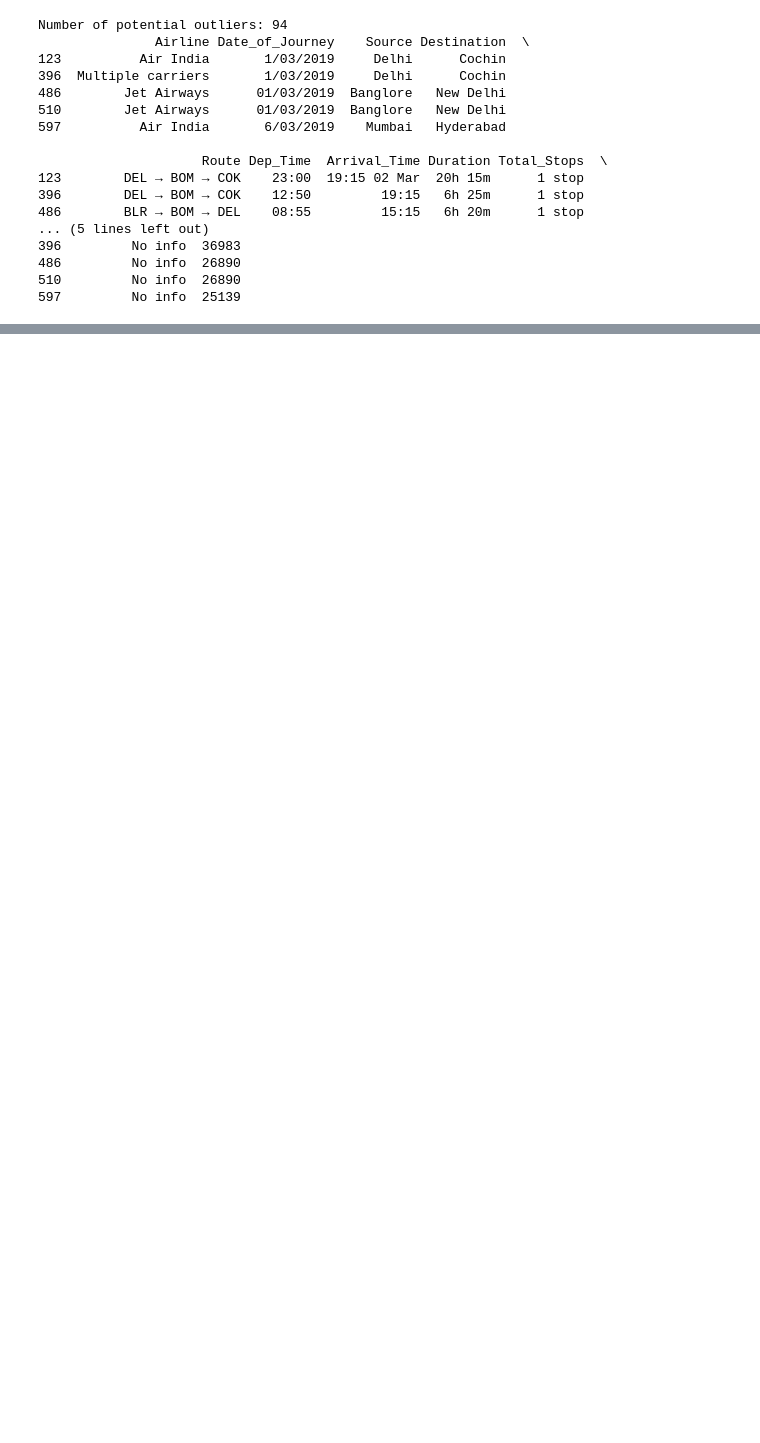
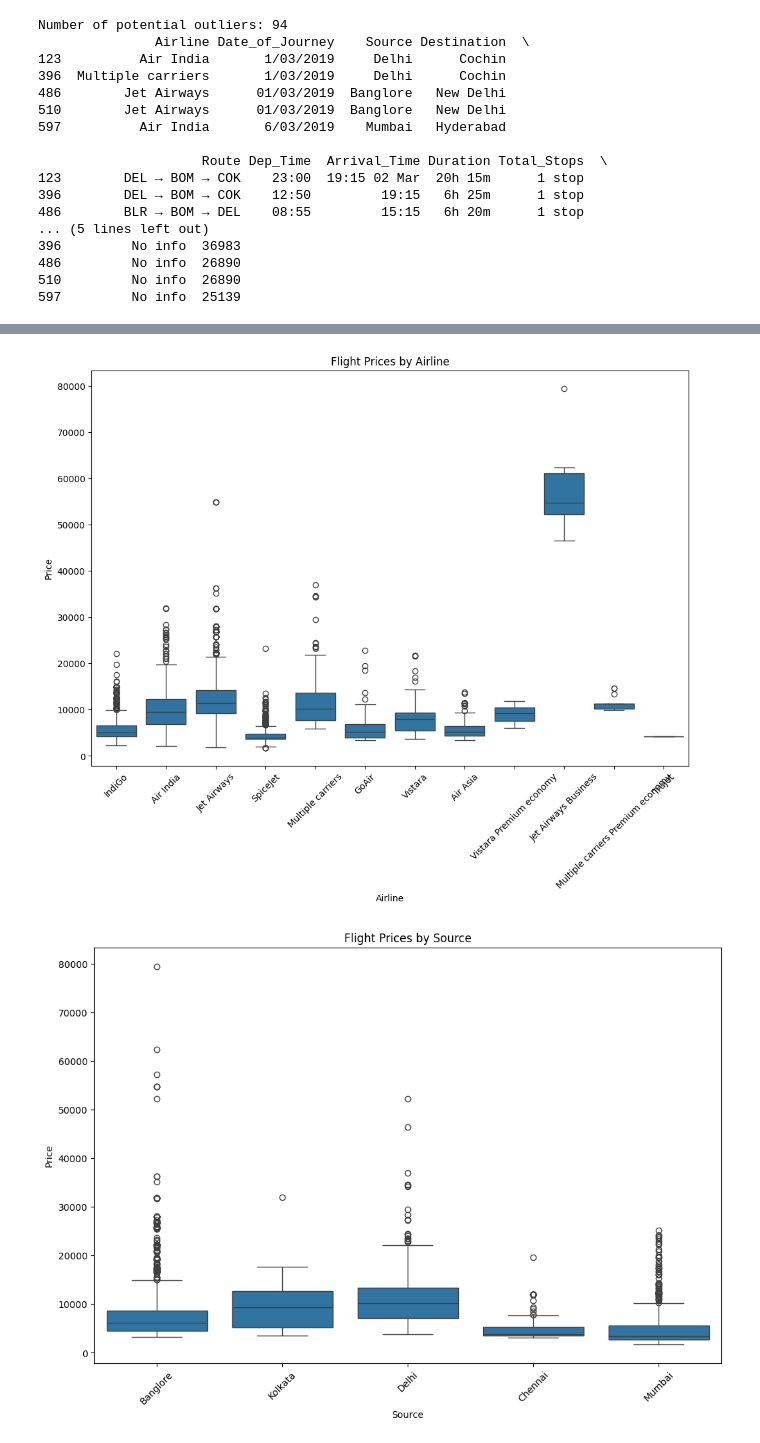
Before and after one commit to kaumil-mg/pyassign, a Jupyter notebook: 25th-March.ipynb, the cells around one changed output, grey strips where cells are left out. Saved outputs shown, nothing was run; the diff lists cells and outputs as text; code cells hidden in the pictures; blank space fills up the shorter version.

```diff
--- a/25th-March.ipynb
+++ b/25th-March.ipynb
@@ -112,0 +313,32 @@ Number of potential outliers: 94
+# %%
+# Categorical Analysis
+
+# Airline impact on price
+plt.figure(figsize=(12, 8))
+sns.boxplot(x='Airline', y='Price', data=df)
+plt.title('Flight Prices by Airline')
+plt.xlabel('Airline')
+plt.ylabel('Price')
+plt.xticks(rotation=45)
+plt.show()
+
+# Source impact on price
+plt.figure(figsize=(12, 8))
+sns.boxplot(x='Source', y='Price', data=df)
+plt.title('Flight Prices by Source')
+plt.xlabel('Source')
+plt.ylabel('Price')
+plt.xticks(rotation=45)
+plt.show()
+
+# Destination impact on price
+plt.figure(figsize=(12, 8))
+sns.boxplot(x='Destination', y='Price', data=df)
+plt.title('Flight Prices by Destination')
+plt.xlabel('Destination')
+plt.ylabel('Price')
+plt.xticks(rotation=45)
+plt.show()
+# %% [output]
+[figure, added]
+[figure, added]
```
Also changed, not shown: parts of 16 cells of this notebook.
